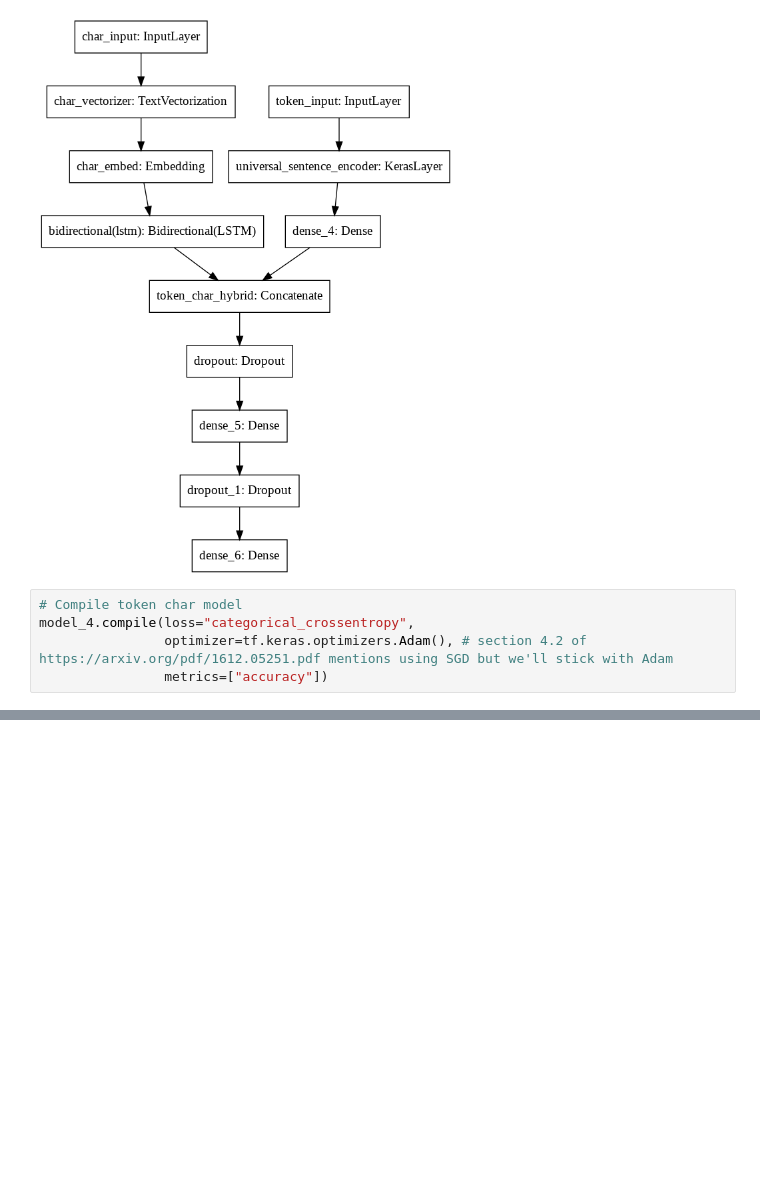
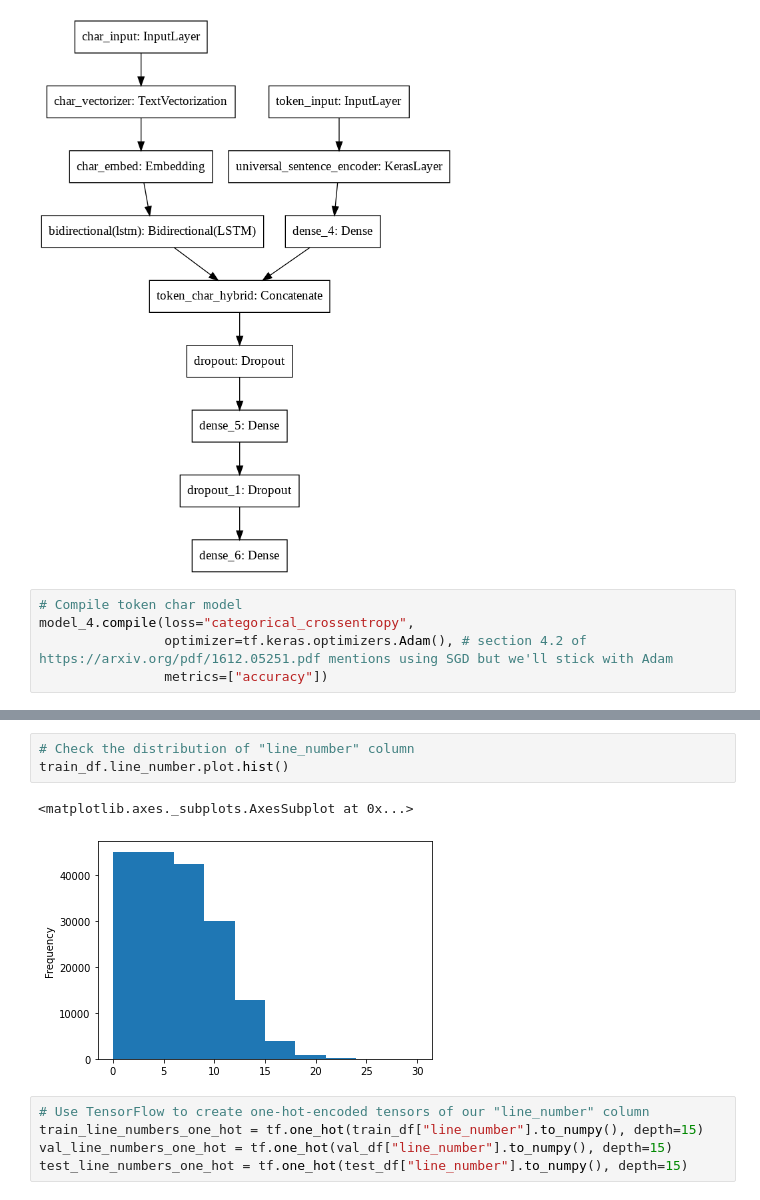
Before and after one commit to boradj/Abstract-Simplifier, a Jupyter notebook: SkimLit.ipynb, the cells around one changed output, grey strips where cells are left out. Cells and saved outputs as stored; diff of their text form; blank space fills up the shorter version.

```diff
--- a/SkimLit.ipynb
+++ b/SkimLit.ipynb
@@ -924,0 +1037,11 @@ model_4.compile(loss="categorical_crossentropy",
+# %%
+# Check the distribution of "line_number" column
+train_df.line_number.plot.hist()
+# %% [output]
+<matplotlib.axes._subplots.AxesSubplot at 0x...>
+[figure, added]
+# %%
+# Use TensorFlow to create one-hot-encoded tensors of our "line_number" column
+train_line_numbers_one_hot = tf.one_hot(train_df["line_number"].to_numpy(), depth=15)
+val_line_numbers_one_hot = tf.one_hot(val_df["line_number"].to_numpy(), depth=15)
+test_line_numbers_one_hot = tf.one_hot(test_df["line_number"].to_numpy(), depth=15)
```
Also changed, not shown: parts of 76 cells of this notebook.
